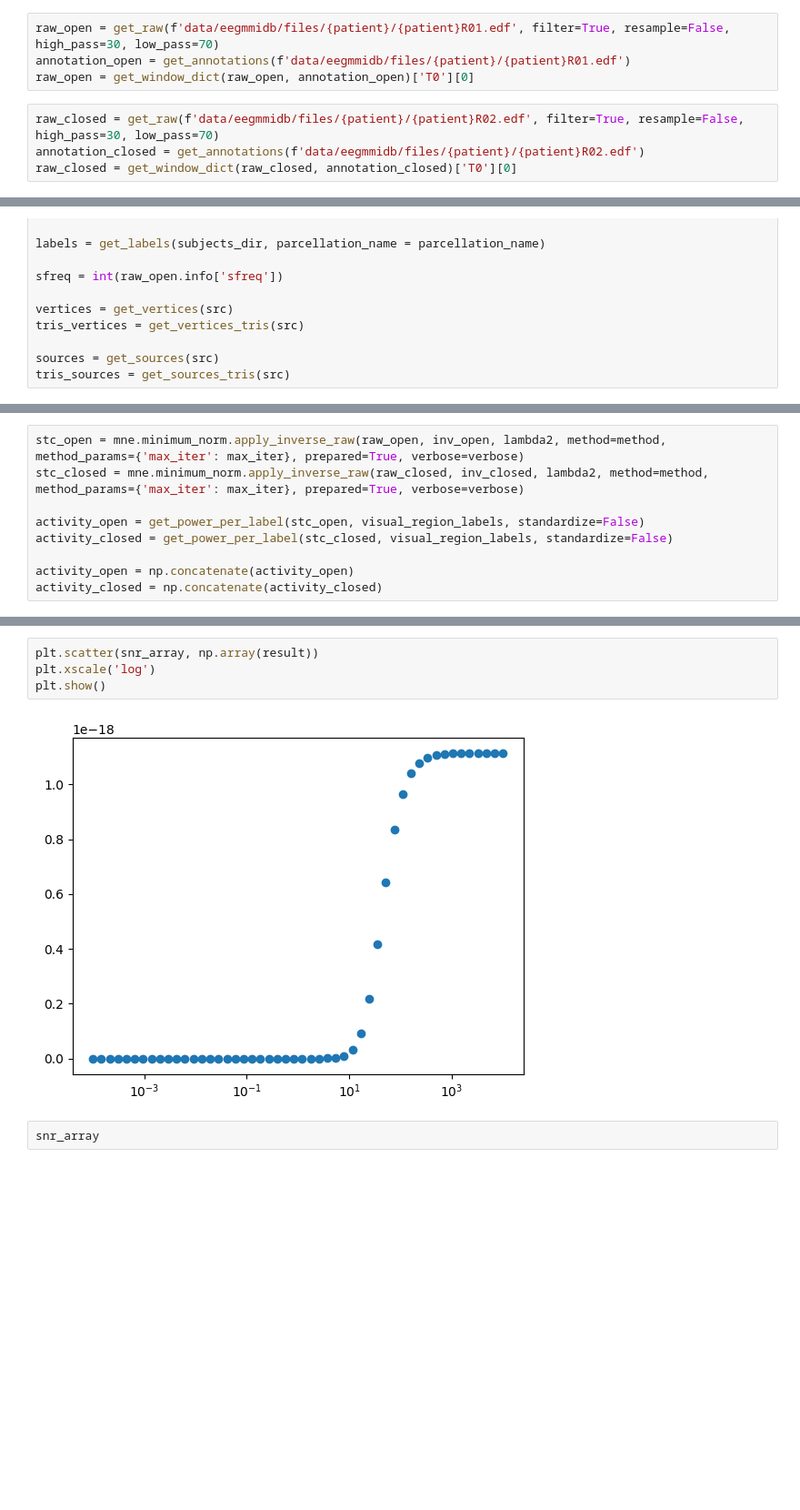
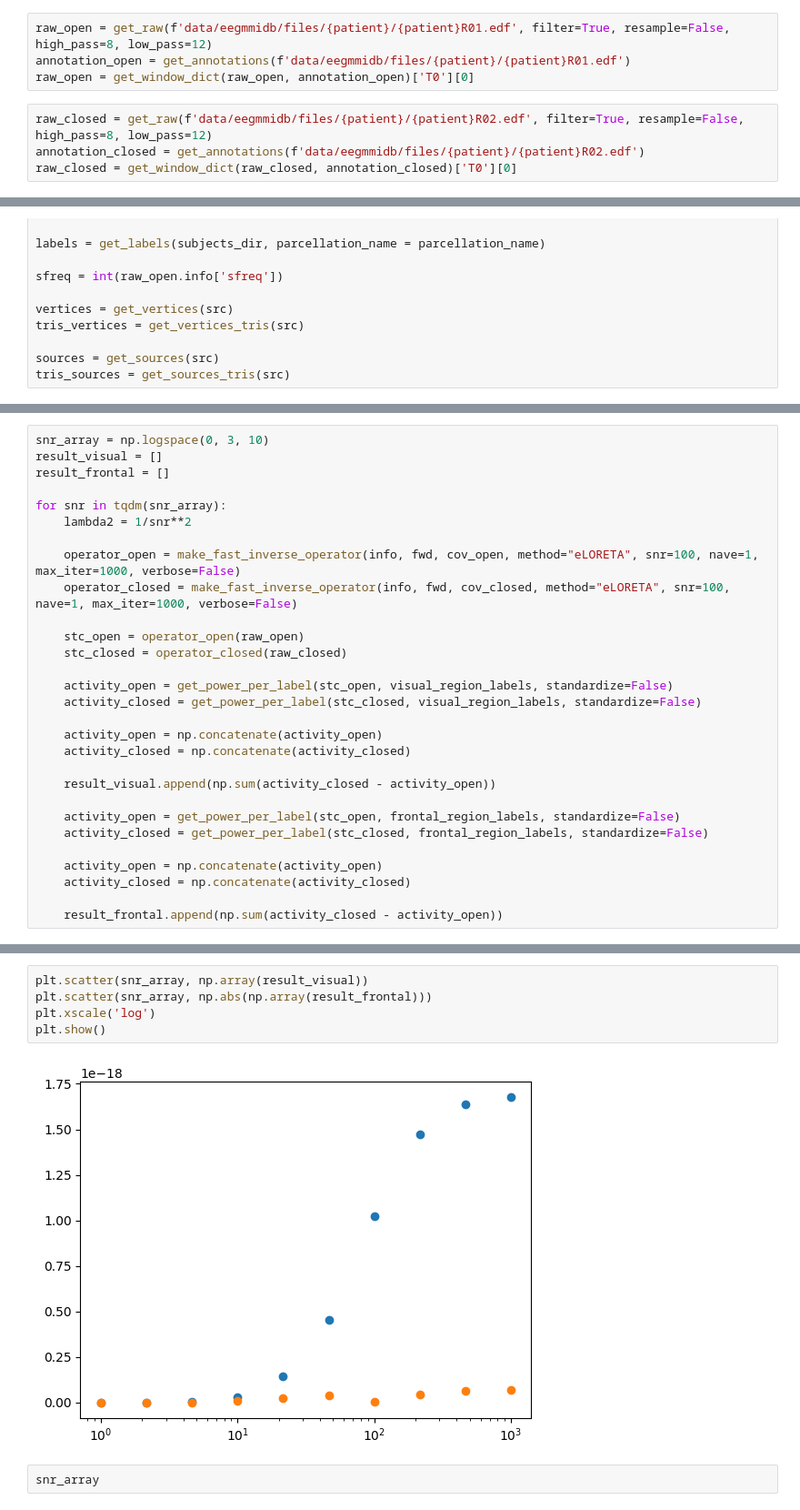
Before and after one commit to gjoelbye/TCAV-BENDR, a Jupyter notebook: notebooks/debugging.ipynb, the cells around one changed output, grey strips where cells are left out. Shown at 91% size. Cells and saved outputs as stored; diff of their text form; blank space fills up the shorter version.

```diff
--- a/notebooks/debugging.ipynb
+++ b/notebooks/debugging.ipynb
@@ -18,9 +21,9 @@ patient = "S010"
 # %%
-raw_open = get_raw(f'data/eegmmidb/files/{patient}/{patient}R01.edf', filter=True, resample=False, high_pass=30, low_pass=70)
+raw_open = get_raw(f'data/eegmmidb/files/{patient}/{patient}R01.edf', filter=True, resample=False, high_pass=8, low_pass=12)
 annotation_open = get_annotations(f'data/eegmmidb/files/{patient}/{patient}R01.edf')
 raw_open = get_window_dict(raw_open, annotation_open)['T0'][0]
 # %%
-raw_closed = get_raw(f'data/eegmmidb/files/{patient}/{patient}R02.edf', filter=True, resample=False, high_pass=30, low_pass=70)
+raw_closed = get_raw(f'data/eegmmidb/files/{patient}/{patient}R02.edf', filter=True, resample=False, high_pass=8, low_pass=12)
 annotation_closed = get_annotations(f'data/eegmmidb/files/{patient}/{patient}R02.edf')
 raw_closed = get_window_dict(raw_closed, annotation_closed)['T0'][0]
 # %%
@@ -74,12 +77,3 @@ visual_region_labels = [[label  for label in labels[hemi] if "occipital" in labe
-# %%
-stc_open = mne.minimum_norm.apply_inverse_raw(raw_open, inv_open, lambda2, method=method, method_params={'max_iter': max_iter}, prepared=True, verbose=verbose)
-stc_closed = mne.minimum_norm.apply_inverse_raw(raw_closed, inv_closed, lambda2, method=method, method_params={'max_iter': max_iter}, prepared=True, verbose=verbose)
-
-activity_open = get_power_per_label(stc_open, visual_region_labels, standardize=False)
-activity_closed = get_power_per_label(stc_closed, visual_region_labels, standardize=False)
-
-activity_open = np.concatenate(activity_open)
-activity_closed = np.concatenate(activity_closed)
 # %%
 # Bar plot comparing activity_open and activity_closed
 width = 0.6
@@ -126,0 +110,29 @@ for snr in tqdm(snr_array):
+# %%
+snr_array = np.logspace(0, 3, 10)
+result_visual = []
+result_frontal = []
+
+for snr in tqdm(snr_array):
+    lambda2 = 1/snr**2
+
+    operator_open = make_fast_inverse_operator(info, fwd, cov_open, method="eLORETA", snr=100, nave=1, max_iter=1000, verbose=False)
+    operator_closed = make_fast_inverse_operator(info, fwd, cov_closed, method="eLORETA", snr=100, nave=1, max_iter=1000, verbose=False)
+
+    stc_open = operator_open(raw_open)
+    stc_closed = operator_closed(raw_closed)
+
+    activity_open = get_power_per_label(stc_open, visual_region_labels, standardize=False)
+    activity_closed = get_power_per_label(stc_closed, visual_region_labels, standardize=False)
+
+    activity_open = np.concatenate(activity_open)
+    activity_closed = np.concatenate(activity_closed)
+
+    result_visual.append(np.sum(activity_closed - activity_open))
+
+    activity_open = get_power_per_label(stc_open, frontal_region_labels, standardize=False)
+    activity_closed = get_power_per_label(stc_closed, frontal_region_labels, standardize=False)
+
+    activity_open = np.concatenate(activity_open)
+    activity_closed = np.concatenate(activity_closed)
+
+    result_frontal.append(np.sum(activity_closed - activity_open))
@@ -127,9 +141,10 @@ for snr in tqdm(snr_array):
 # %%
-plt.scatter(snr_array, np.array(result))
+plt.scatter(snr_array, np.array(result_visual))
+plt.scatter(snr_array, np.abs(np.array(result_frontal)))
 plt.xscale('log')
 plt.show()
 # %% [output]
-[figure, old version]
+[figure, new version]
 # %%
 snr_array
 # %% [output]
```
Also changed, not shown: parts of 17 cells of this notebook, 2 other files.
